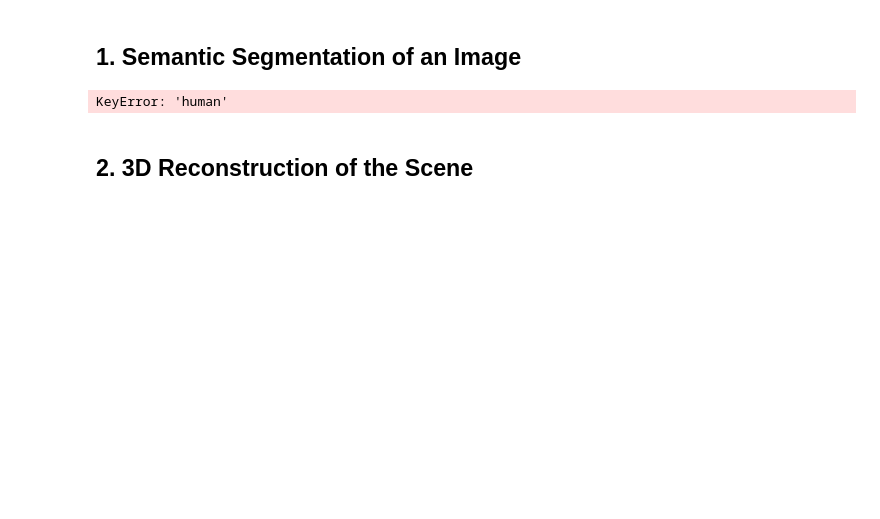
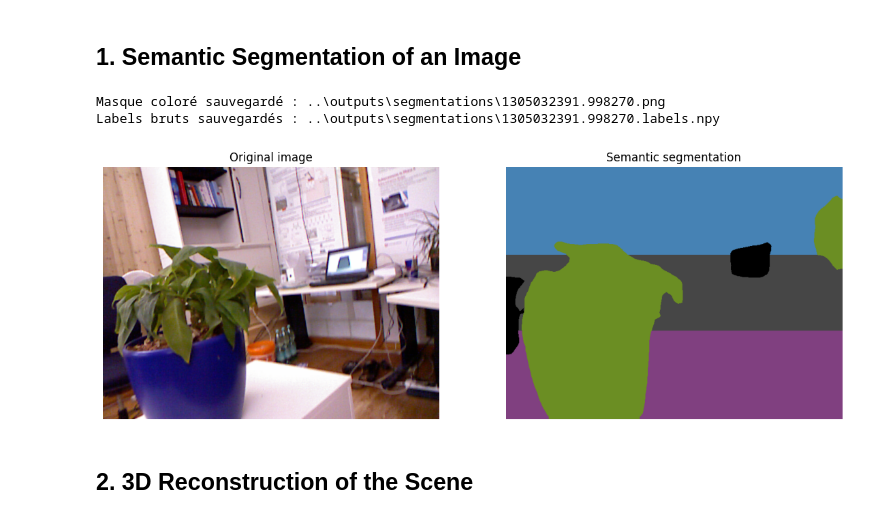
Before and after one commit to Manuelwilli14/Computer_Vision-Projects, a Jupyter notebook: 3D-street-reconstruction/notebooks/demoReconstruction.ipynb, the cells around one changed output. Drawn from its saved outputs; the diff is of its cells as text; code cells hidden in the pictures; blank space fills up the shorter version.

```diff
--- a/3D-street-reconstruction/notebooks/demoReconstruction.ipynb
+++ b/3D-street-reconstruction/notebooks/demoReconstruction.ipynb
@@ -53,30 +28,32 @@ c:\Users\HP\Documents\Computer_Vision-Projects\3D-street-reconstruction\notebook
 # %%
 from semantic_segmentation import segment_image
 import matplotlib.pyplot as plt
 from PIL import Image
 
 #sample_image = sorted((DATA_DIR / 'color').glob('*'))[0]
 VALID_EXTENSIONS = {'.jpg', '.jpeg', '.png', '.bmp', '.tiff'}
 images = sorted([p for p in (DATA_DIR / 'color').glob('*') if p.suffix.lower() in VALID_EXTENSIONS])
 if not images:
-    raise FileNotFoundError("Aucune image trouvée dans data/color/ — ajoutez-en !")
+    raise FileNotFoundError("Aucune image trouvée dans data/color/")
 sample_image = images[0]
 
 out_path = OUTPUT_DIR / 'segmentations' / f'{sample_image.stem}.png'
 out_path.parent.mkdir(parents=True, exist_ok=True)
 
 supercat_map, color_map = segment_image(sample_image, out_path, use_sam=False)
 
 fig, axes = plt.subplots(1, 2, figsize=(14, 6))
 axes[0].imshow(Image.open(sample_image))
-axes[0].set_title('Image originale')
+axes[0].set_title('Original image')
 axes[0].axis('off')
 axes[1].imshow(color_map)
-axes[1].set_title('Segmentation sémantique')
+axes[1].set_title('Semantic segmentation')
 axes[1].axis('off')
 plt.show()
 # %% [output]
-KeyError: 'human'
+Masque coloré sauvegardé : ..\outputs\segmentations\1305032391.998270.png
+Labels bruts sauvegardés : ..\outputs\segmentations\1305032391.998270.labels.npy
+[figure, added]
 # %% [markdown]
 ## 2. 3D Reconstruction of the Scene
 # %%
```
Also changed, not shown: parts of 4 cells of this notebook, 7 other files.
